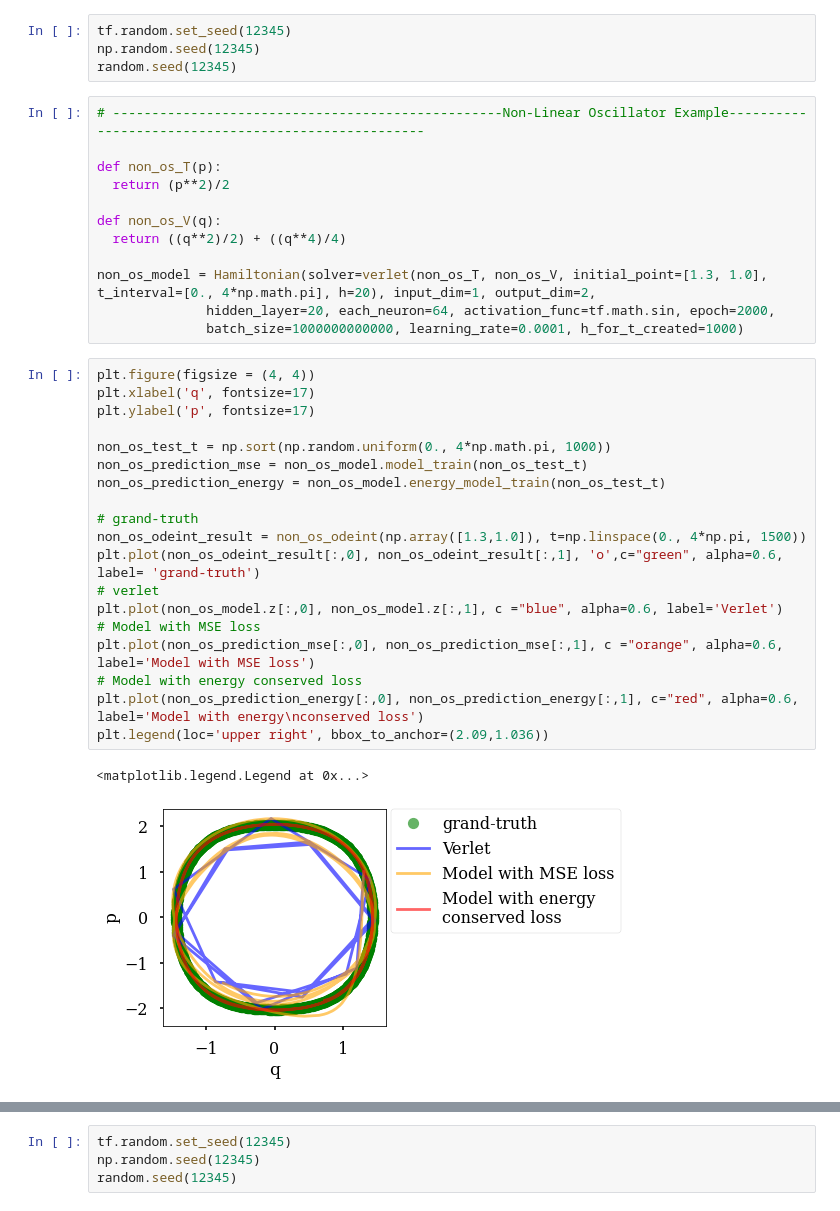
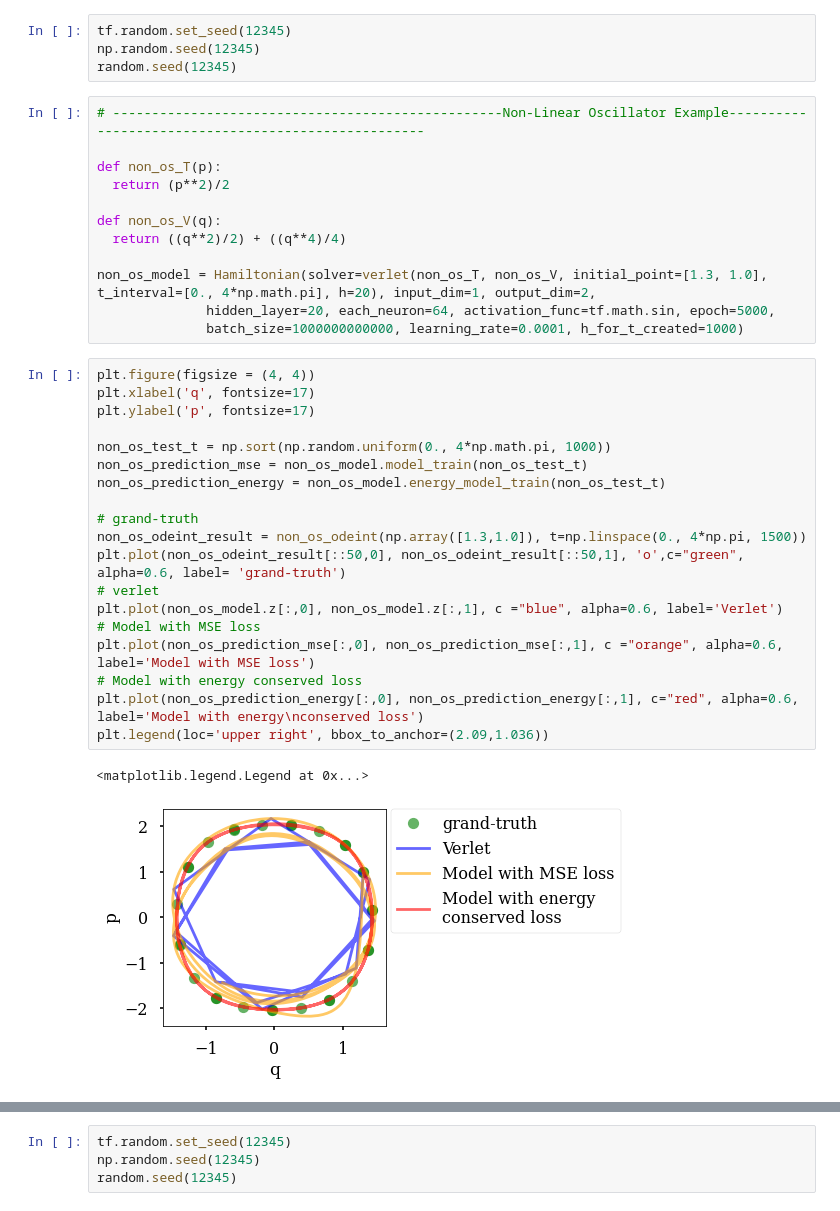
Before and after one commit to tayfununal/solving_hamiltonian_with_deeplearning, a Jupyter notebook: stage.ipynb, the cells around one changed output, grey strips where cells are left out. Drawn from its saved outputs; the diff is of its cells as text.

```diff
--- a/stage.ipynb
+++ b/stage.ipynb
@@ -95,30 +102,30 @@ def non_os_V(q):
   return ((q**2)/2) + ((q**4)/4)
 
 non_os_model = Hamiltonian(solver=verlet(non_os_T, non_os_V, initial_point=[1.3, 1.0], t_interval=[0., 4*np.math.pi], h=20), input_dim=1, output_dim=2,
-              hidden_layer=20, each_neuron=64, activation_func=tf.math.sin, epoch=2000,
+              hidden_layer=20, each_neuron=64, activation_func=tf.math.sin, epoch=5000,
               batch_size=1000000000000, learning_rate=0.0001, h_for_t_created=1000)
 # %%
 plt.figure(figsize = (4, 4))
 plt.xlabel('q', fontsize=17)
 plt.ylabel('p', fontsize=17)
 
 non_os_test_t = np.sort(np.random.uniform(0., 4*np.math.pi, 1000))
 non_os_prediction_mse = non_os_model.model_train(non_os_test_t)
 non_os_prediction_energy = non_os_model.energy_model_train(non_os_test_t)
 
 # grand-truth
 non_os_odeint_result = non_os_odeint(np.array([1.3,1.0]), t=np.linspace(0., 4*np.pi, 1500))
-plt.plot(non_os_odeint_result[:,0], non_os_odeint_result[:,1], 'o',c="green", alpha=0.6, label= 'grand-truth')
+plt.plot(non_os_odeint_result[::50,0], non_os_odeint_result[::50,1], 'o',c="green", alpha=0.6, label= 'grand-truth')
 # verlet
 plt.plot(non_os_model.z[:,0], non_os_model.z[:,1], c ="blue", alpha=0.6, label='Verlet')
 # Model with MSE loss
 plt.plot(non_os_prediction_mse[:,0], non_os_prediction_mse[:,1], c ="orange", alpha=0.6, label='Model with MSE loss')
 # Model with energy conserved loss
 plt.plot(non_os_prediction_energy[:,0], non_os_prediction_energy[:,1], c="red", alpha=0.6, label='Model with energy\nconserved loss')
 plt.legend(loc='upper right', bbox_to_anchor=(2.09,1.036))
 # %% [output]
 <matplotlib.legend.Legend at 0x...>
-[figure, old version]
+[figure, new version]
 # %%
 plt.figure(figsize = (4, 4))
 plt.xlabel('t', fontsize=17)
```
Also changed, not shown: parts of 23 cells of this notebook.
